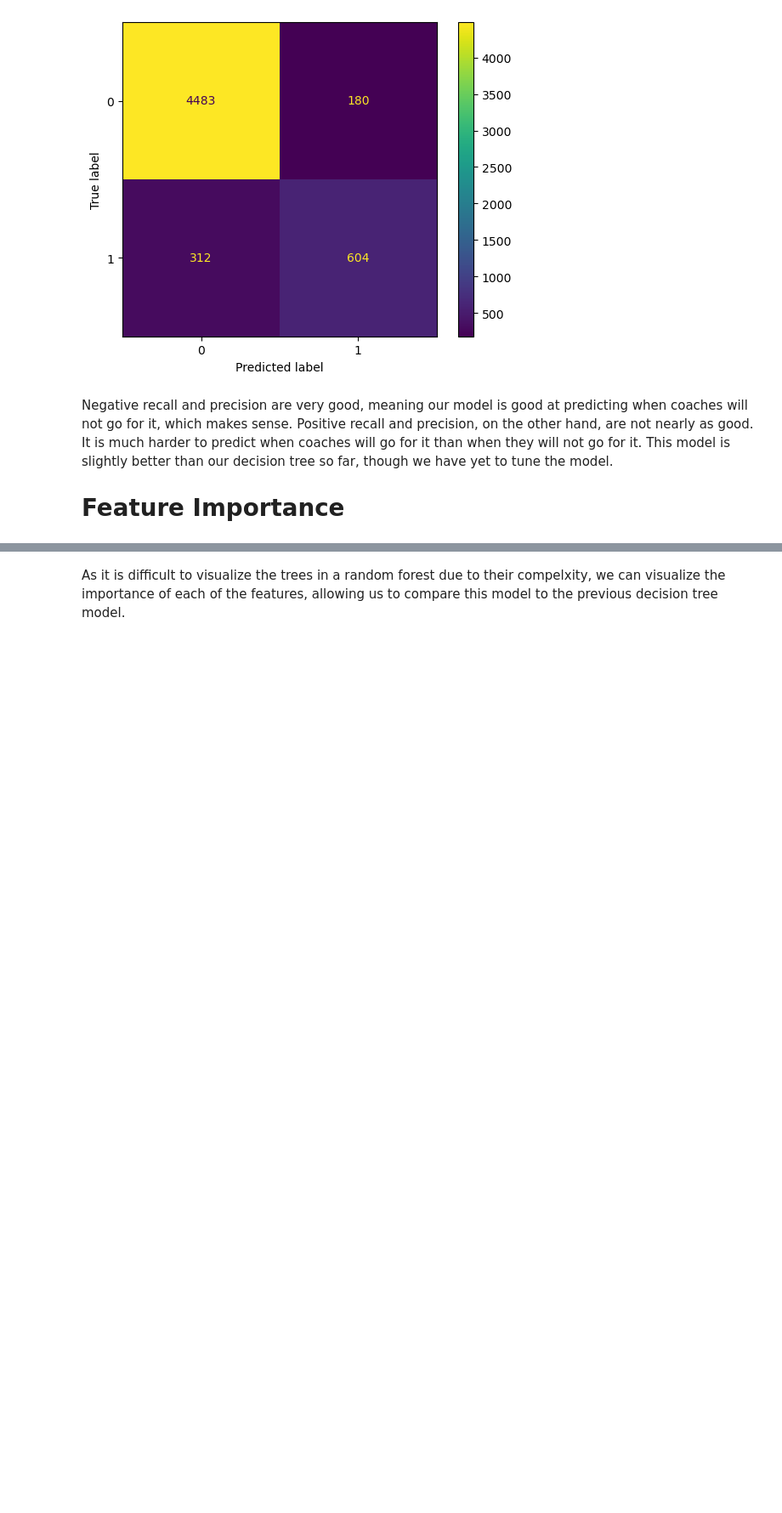
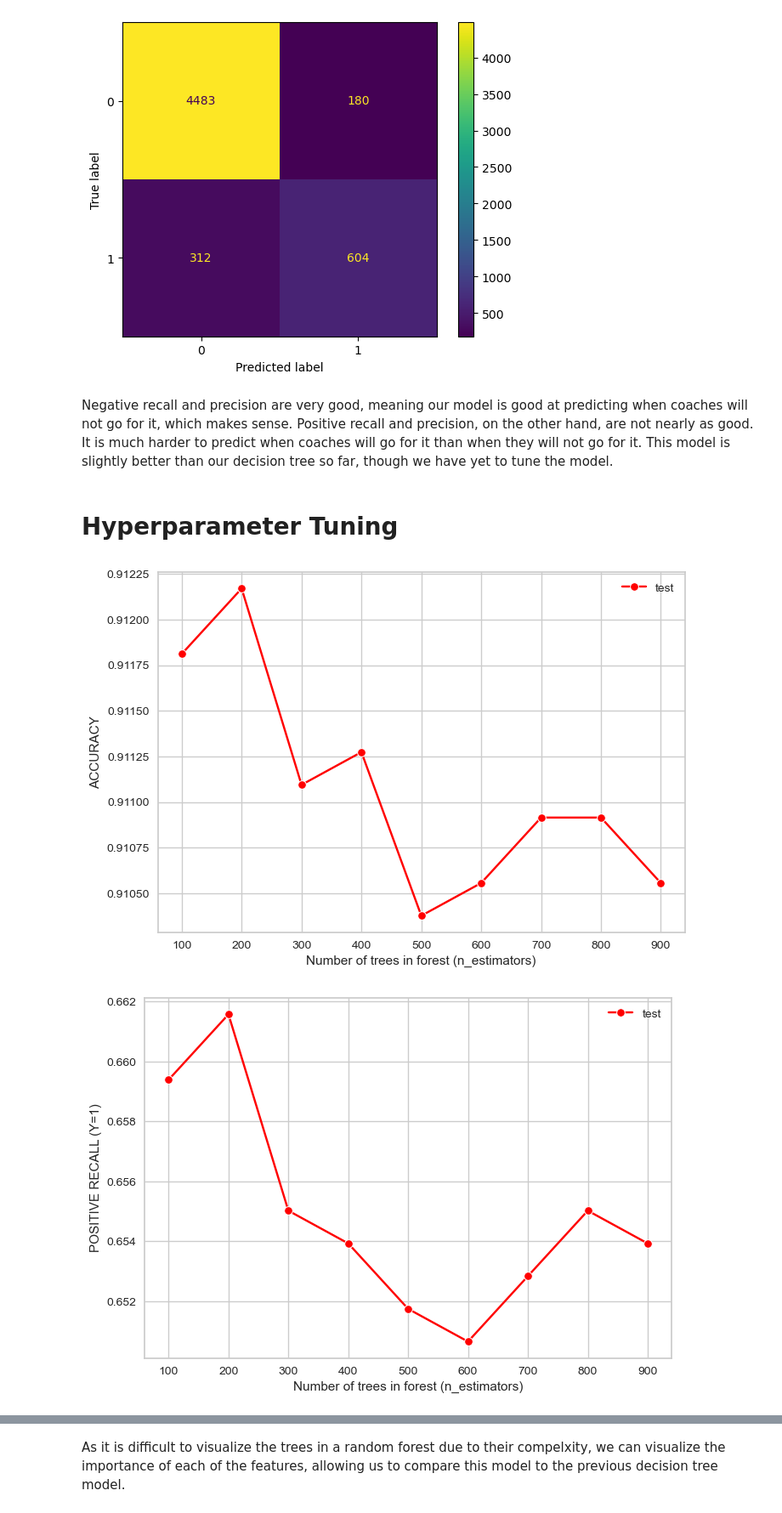
Before and after one commit to anly501/dsan-5000-project-tsigall, a Jupyter notebook: dsan5000/random_forests.ipynb, the cells around one changed output, grey strips where cells are left out. Shown at 85% size. Drawn from its saved outputs; the diff is of its cells as text; code cells hidden in the pictures; blank space fills up the shorter version.

```diff
--- a/dsan5000/random_forests.ipynb
+++ b/dsan5000/random_forests.ipynb
@@ -86,5 +86,5 @@ POSITIVE PRECISION (Y=1):  0.77
 [figure]
 # %% [markdown]
 Negative recall and precision are very good, meaning our model is good at predicting when coaches will not go for it, which makes sense. Positive recall and precision, on the other hand, are not nearly as good. It is much harder to predict when coaches will go for it than when they will not go for it. This model is slightly better than our decision tree so far, though we have yet to tune the model.
-
-# Feature Importance
+# %% [markdown]
+# Hyperparameter Tuning
@@ -90,0 +115,26 @@ Negative recall and precision are very good, meaning our model is good at predic
+# %%
+#| code-fold: true
+#| code-summary: "`n_estimators` Plots"
+
+plt.cla()
+ax = sns.lineplot(x=np.asarray(test_results)[:,0],
+                y=np.asarray(test_results)[:,1],
+                color="red",
+                marker="o",
+                label="test")
+ax.set(xlabel="Number of trees in forest (n_estimators)", ylabel="ACCURACY")
+plt.legend()
+plt.show()
+
+plt.cla()
+ax = sns.lineplot(x=np.asarray(test_results)[:,0],
+                y=np.asarray(test_results)[:,3],
+                color="red",
+                marker="o",
+                label="test")
+ax.set(xlabel="Number of trees in forest (n_estimators)", ylabel="POSITIVE RECALL (Y=1)")
+plt.legend()
+plt.show()
+# %% [output]
+[figure, added]
+[figure, added]
```
Also changed, not shown: parts of 6 cells of this notebook, 28 other files.
